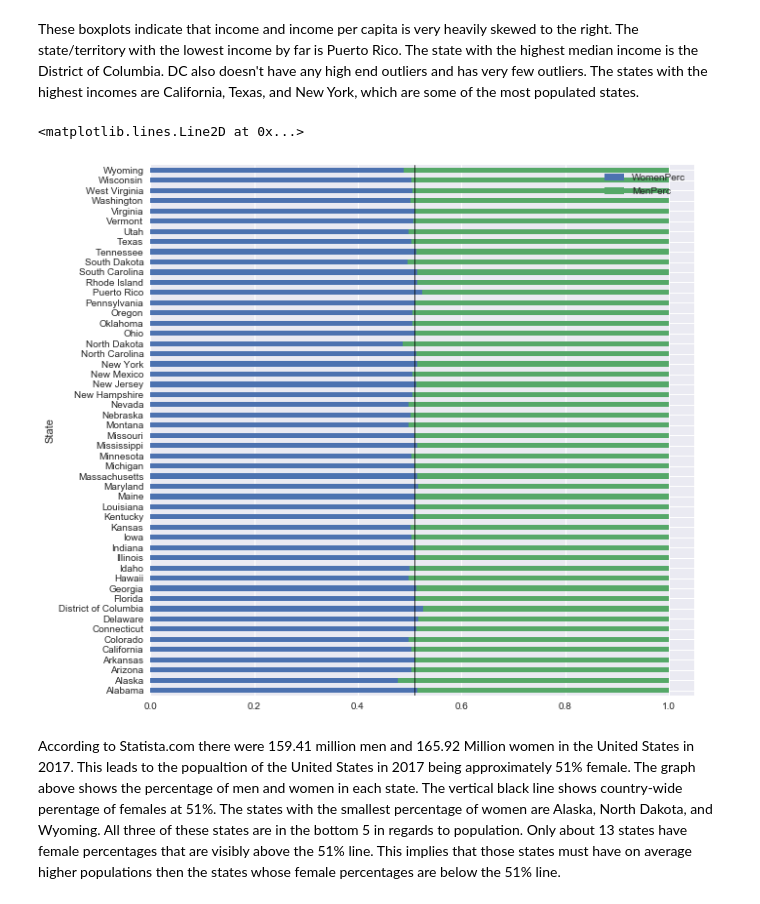
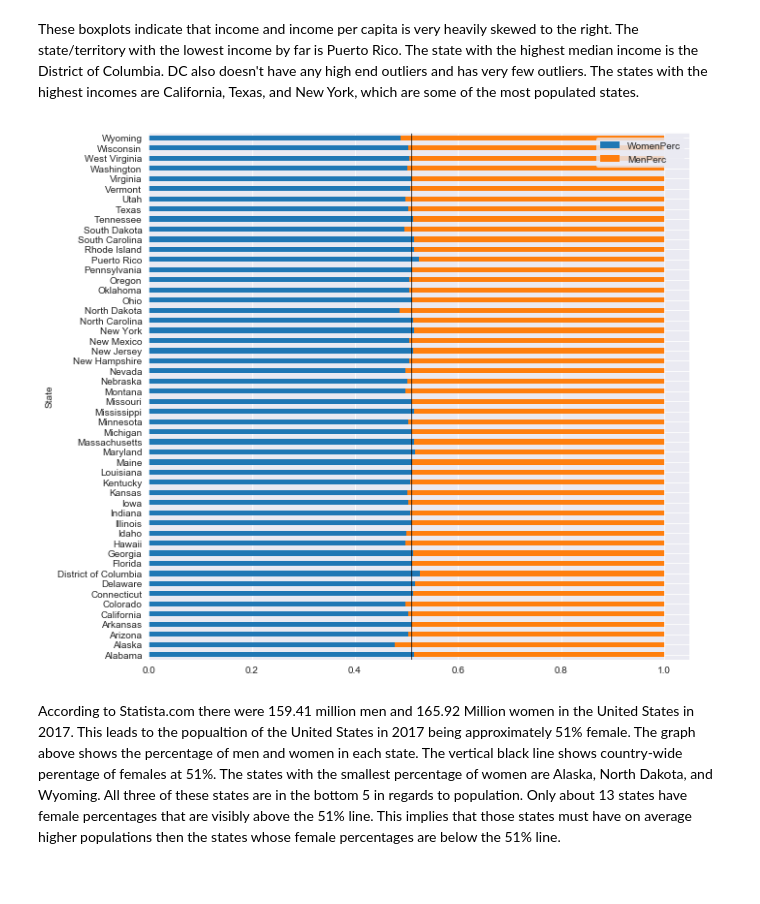
Before and after one commit to kmrollins/MSDS7331-Labs, a Jupyter notebook: MSDS7331-Lab1.ipynb, the cells around one changed output. Cells and saved outputs as stored; diff of their text form; code cells hidden in the pictures.

```diff
--- a/MSDS7331-Lab1.ipynb
+++ b/MSDS7331-Lab1.ipynb
@@ -87,15 +87,13 @@ import seaborn as sns
 import os
 print(os.listdir("Data")) # view our data files
 
+# Set seaborn plot styles
+sns.set_style('darkgrid')
+sns.set_color_codes('muted')
+sns.set_context(rc = {'patch.linewidth': 0.0})
+
 import warnings
 warnings.filterwarnings("ignore") # ignore warnings for clean report
-
-# Advanced plotting... Plotly
-from plotly import tools
-import plotly.offline as py
-from plotly.offline import init_notebook_mode, iplot, plot
-import plotly.graph_objs as go
-init_notebook_mode(connected=True)
 
 # Statistics imports
 import scipy, scipy.stats
@@ -448,16 +410,16 @@ plt.xticks(rotation=90)
 These boxplots indicate that income and income per capita is very heavily skewed to the right. The state/territory with the lowest income by far is Puerto Rico. The state with the highest median income is the District of Columbia. DC also doesn't have any high end outliers and has very few outliers. The states with the highest incomes are California, Texas, and New York, which are some of the most populated states.
 # %%
 # Bar chart of the percentage of men and women in each state.
+sns.set_style("darkgrid")
 df_sum = df_17_cln.groupby(by=df_17_cln.State).sum()
 df_sum.head()
 df_sum['WomenPerc'] = df_sum['Women']/df_sum['TotalPop']
 df_sum['MenPerc'] = df_sum['Men']/df_sum['TotalPop']
 df_GenderPerc = df_sum.loc[: ,['WomenPerc', 'MenPerc']]
 df_GenderPerc.plot(figsize= (10,10), kind='barh', stacked=True)
-plt.axvline(x=0.51, linewidth=0.75, color='black')
+plt.axvline(x=0.51, linewidth=0.75, color='black');
 # %% [output]
-<matplotlib.lines.Line2D at 0x...>
-[figure, old version]
+[figure, new version]
 # %% [markdown]
 According to Statista.com there were 159.41 million men and 165.92 Million women in the United States in 2017. This leads to the popualtion of the United States in 2017 being approximately 51% female. The graph above shows the percentage of men and women in each state. The vertical black line shows country-wide perentage of females at 51%. The states with the smallest percentage of women are Alaska, North Dakota, and Wyoming. All three of these states are in the bottom 5 in regards to population. Only about 13 states have female percentages that are visibly above the 51% line. This implies that those states must have on average higher populations then the states whose female percentages are below the 51% line.
 # %%
```
Also changed, not shown: parts of 36 cells of this notebook.
